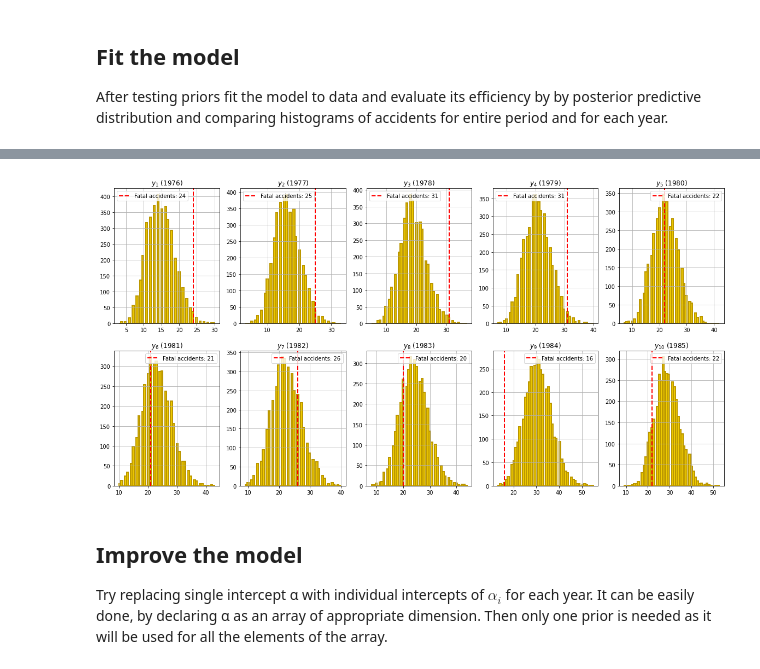
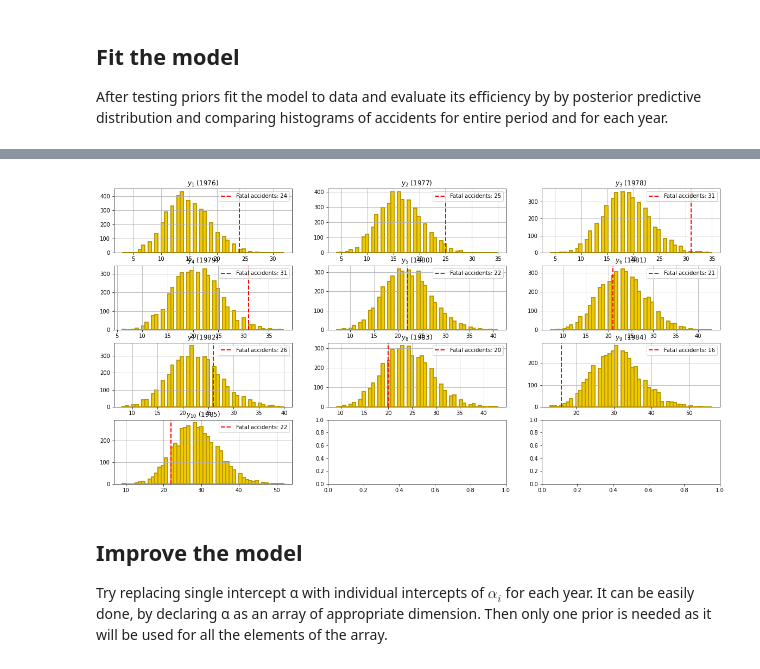
Before and after one commit to DanieloSendi/LaboratoryClasses_Data_Analitycs, a Jupyter notebook: Lab_5_Using_link_functions_to_create_GLM/Lab_5_Using_link_functions_to_create_GLM.ipynb, the cells around one changed output, grey strips where cells are left out. Drawn from its saved outputs; the diff is of its cells as text; code cells hidden in the pictures.

```diff
--- a/Lab_5_Using_link_functions_to_create_GLM/Lab_5_Using_link_functions_to_create_GLM.ipynb
+++ b/Lab_5_Using_link_functions_to_create_GLM/Lab_5_Using_link_functions_to_create_GLM.ipynb
@@ -178,17 +177,18 @@ plt.show()
 # %%
-fig, ax = plt.subplots(2, 5, figsize=(20, 10))
+fit_pd = fit.draws_pd()
+fig, ax = plt.subplots(4, 3, figsize=(20, 10))
 for i in range(1, 11):
-    ax[(i - 1) // 5][(i - 1) % 5].hist(fit_pd[f"y[{i}]"], bins=50, color=dark, edgecolor=dark_highlight, linewidth=2)
-    ax[(i - 1) // 5][(i - 1) % 5].axvline(data["Fatal accidents"][i - 1],
+    ax[(i - 1) // 3][(i - 1) % 3].hist(fit_pd[f"y[{i}]"], bins=50, color=dark, edgecolor=dark_highlight, linewidth=2)
+    ax[(i - 1) // 3][(i - 1) % 3].axvline(data["Fatal accidents"][i - 1],
                                           color="red", linewidth=2, linestyle='--',
                                           label=f"Fatal accidents: {data['Fatal accidents'][i - 1]}")
-    ax[(i - 1) // 5][(i - 1) % 5].set_title(f"$y_{{{i}}}$ ({1976 + i - 1})", fontsize=12)
-    ax[(i - 1) // 5][(i - 1) % 5].grid()
-    ax[(i - 1) // 5][(i - 1) % 5].legend()
+    ax[(i - 1) // 3][(i - 1) % 3].set_title(f"$y_{{{i}}}$ ({1976 + i - 1})", fontsize=12)
+    ax[(i - 1) // 3][(i - 1) % 3].grid()
+    ax[(i - 1) // 3][(i - 1) % 3].legend()
 
 plt.show()
 # %% [output]
-[figure, old version]
+[figure, new version]
 # %% [markdown]
 ## Improve the model
 Try replacing single intercept &alpha; with individual intercepts of $\alpha_{i}$ for each year. It can be easily done, by declaring &alpha; as an array of appropriate dimension. Then only one prior is needed as it will be used for all the elements of the array.
```
Also changed, not shown: parts of 8 cells of this notebook.
